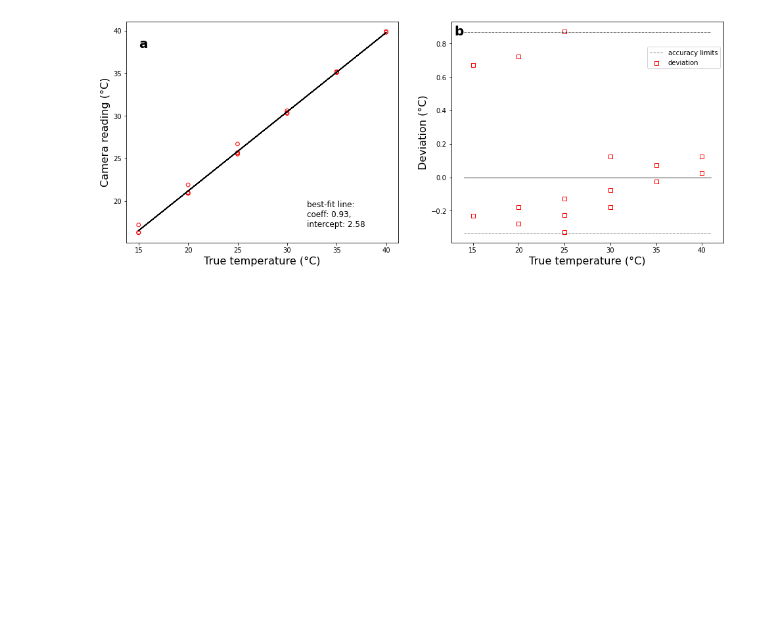
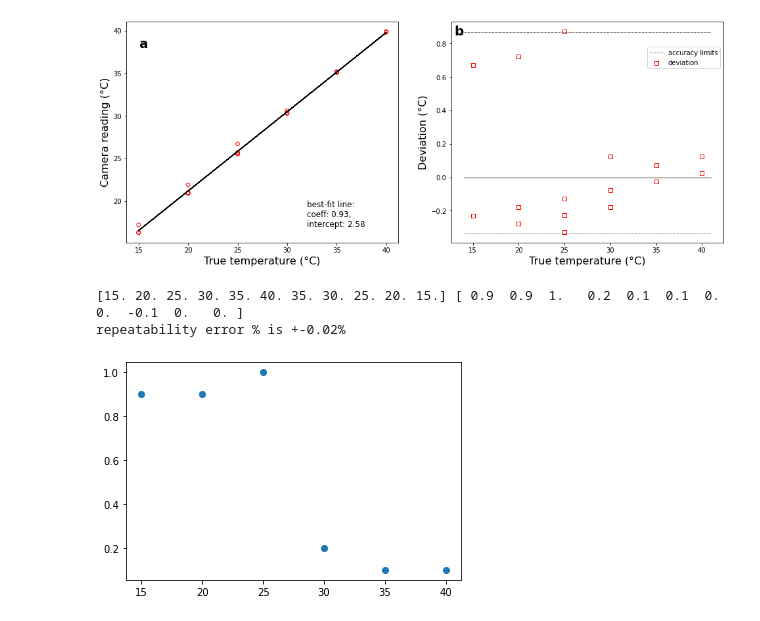
Before and after one commit to fieryWalrus1002/bsyse541_hw, a Jupyter notebook: lab4/lab4_image_analysis.ipynb, the cells around one changed output. Saved outputs shown, nothing was run; the diff lists cells and outputs as text; code cells hidden in the pictures; blank space fills up the shorter version.

```diff
--- a/lab4/lab4_image_analysis.ipynb
+++ b/lab4/lab4_image_analysis.ipynb
@@ -557,4 +582,25 @@ fig.tight_layout(pad=3.0)
 plt.show()
 # %% [output]
 [figure]
+# %%
+# TWO deviation plots
+repeatability = dev_df.query('cycle == "1"')["reading"].values - dev_df.query('cycle == "2"')["reading"].values
+
+temp_C = dev_df.query('cycle == "1"')["temp_C"].values
+
+print(temp_C, repeatability)
+
+t1 = [15, 20, 25, 30, 35, 40]
+r1 = [0.9, 0.9, 1, 0.2, 0.1, 0.1]
+max_r = np.max(r1)
+r_pct = np.max(r1) / (40 - 15)
+print(f"repeatability error % is +-{r_pct/2}%")
+
+rdf = pd.DataFrame({"temp_C": t1, "repeat_err": r1})
+plt.scatter(rdf.temp_C, rdf.repeat_err)
+plt.show()
+# %% [output]
+[15. 20. 25. 30. 35. 40. 35. 30. 25. 20. 15.] [ 0.9  0.9  1.   0.2  0.1  0.1  0.   0.  -0.1  0.   0. ]
+repeatability error % is +-0.02%
+[figure, added]
 # %%
```
Also changed, not shown: parts of 9 cells of this notebook, 11 other files.
